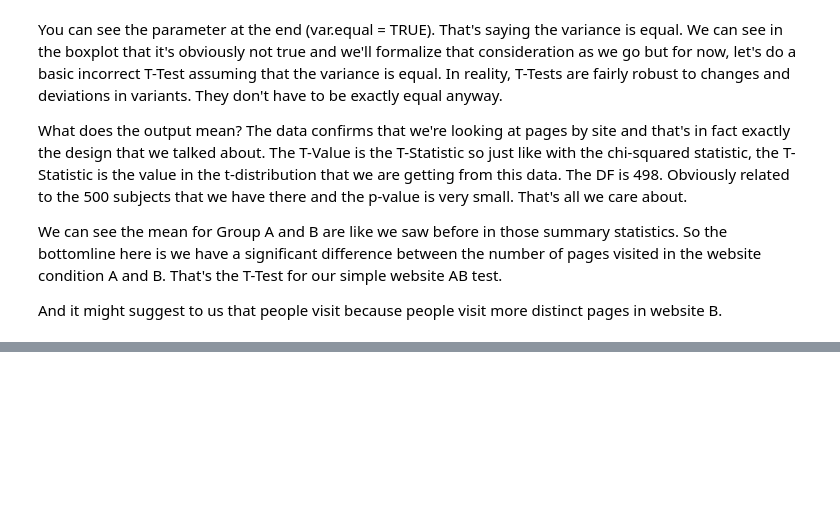
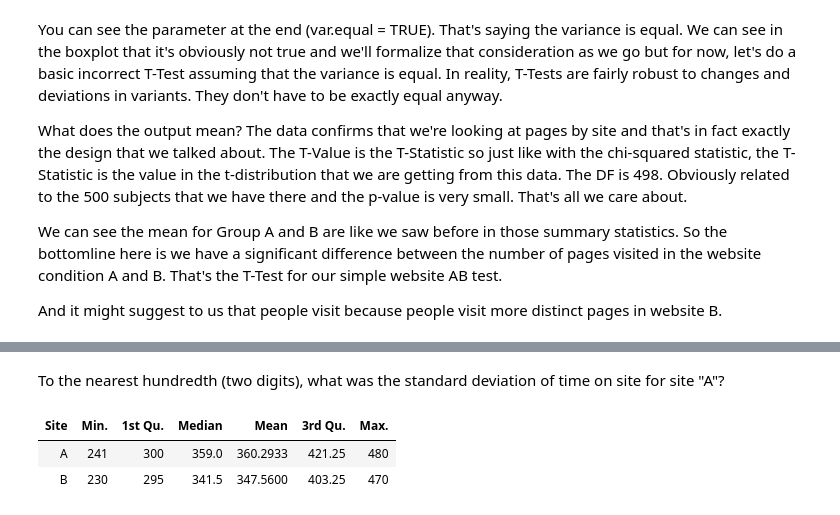
Before and after one commit to iamjz/R-Data, a Jupyter notebook: Designing, Running, and Analyzing Experiments/Week 03.ipynb, the cells around one changed output, grey strips where cells are left out. Cells and saved outputs as stored; diff of their text form; code cells hidden in the pictures; blank space fills up the shorter version.

```diff
--- a/Designing, Running, and Analyzing Experiments/Week 03.ipynb
+++ b/Designing, Running, and Analyzing Experiments/Week 03.ipynb
@@ -142,0 +166,10 @@ And it might suggest to us that people visit because people visit more distinct
+# %% [markdown]
+To the nearest hundredth (two digits), what was the standard deviation of time on site for site "A"?
+# %%
+ddply(df, ~ Site, function(data){
+    summary(data$Time)
+})
+# %% [output]
+| Site | Min. | 1st Qu. | Median | Mean | 3rd Qu. | Max. |
+| A | 241 | 300 | 359.0 | 360.2933 | 421.25 | 480 |
+| B | 230 | 295 | 341.5 | 347.5600 | 403.25 | 470 |
```
Also changed, not shown: parts of 8 cells of this notebook.
